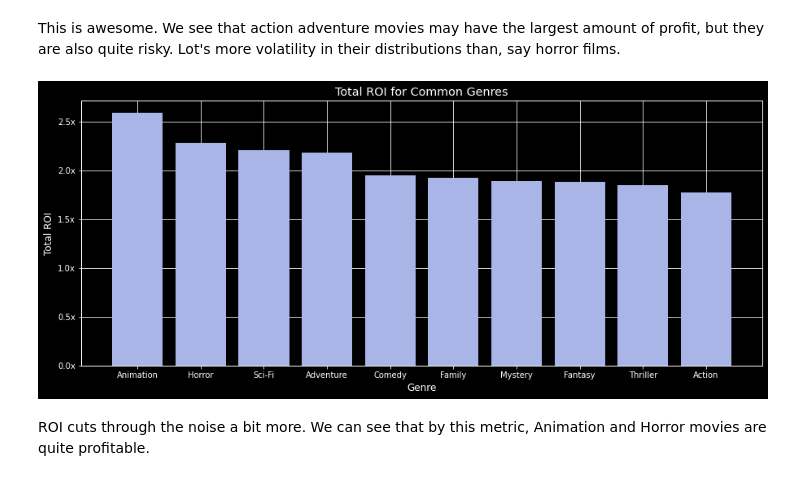
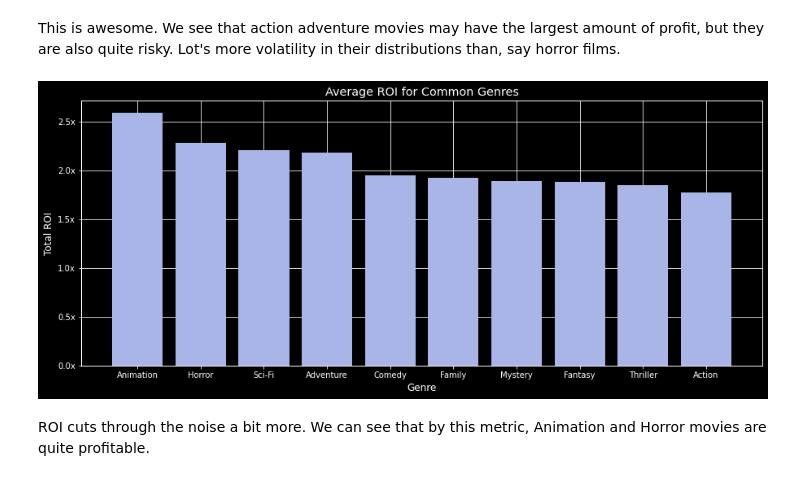
Before and after one commit to ttrechsel/Phase2_Movies, a Jupyter notebook: Movie_Project_Final_JN.ipynb, the cells around one changed output. Cells and saved outputs as stored; diff of their text form; code cells hidden in the pictures.

```diff
--- a/Movie_Project_Final_JN.ipynb
+++ b/Movie_Project_Final_JN.ipynb
@@ -708,28 +701,28 @@ This is awesome. We see that action adventure movies may have the largest amount
 # %%
 # Total ROI for common Genres
 genres_types = genres_exploded['Genres'].value_counts()[lambda x : x > 150]
 genres_df = genres_exploded[genres_exploded['Genres'].isin(genres_types.index)]
 
 ROI_by_genre = genres_df.groupby('Genres').sum()
 ROI_by_genre['ROI'] = ROI_by_genre['Global_Gross_Profit'] / ROI_by_genre['Budget']
 ROI_by_genre = ROI_by_genre.sort_values('ROI', ascending=False).head(10)
 
 fig, ax = plt.subplots(figsize=(15, 6))
 
 ax.bar(ROI_by_genre.index, ROI_by_genre['ROI'], width=0.8, color='#a9b4e7')
 
 ax.set_xlabel('Genre')
 ax.set_xticks(ROI_by_genre.index)
 
 ax.set_ylabel('Total ROI')
 ax.yaxis.set_major_formatter(StrMethodFormatter('{x:,.1f}x'))
 
-ax.set_title('Total ROI for Common Genres')
+ax.set_title('Average ROI for Common Genres')
 
-plt.savefig("./Images/dist_gp_genre.png", dpi=150)
+plt.savefig("./Images/ROI_genre.png", dpi=150)
 plt.show();
 # %% [output]
-[figure, old version]
+[figure, new version]
 # %% [markdown]
 ROI cuts through the noise a bit more. We can see that by this metric, Animation and Horror movies are quite profitable.
 # %% [markdown]
```
Also changed, not shown: parts of 5 cells of this notebook, 5 other files.
